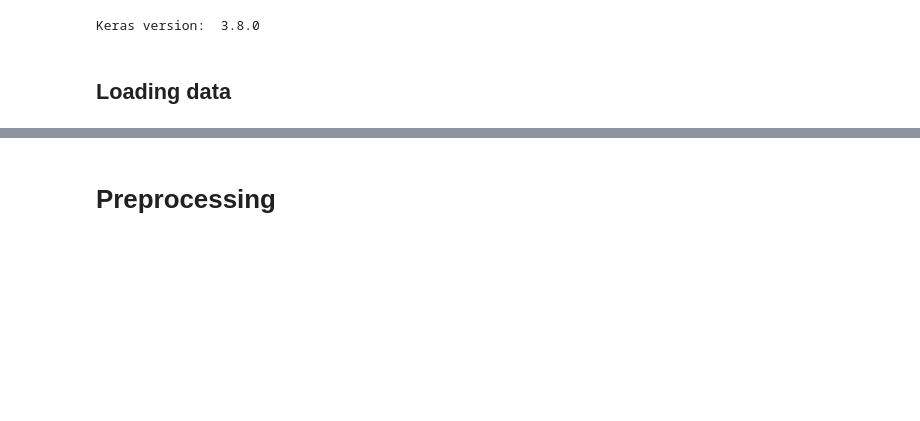
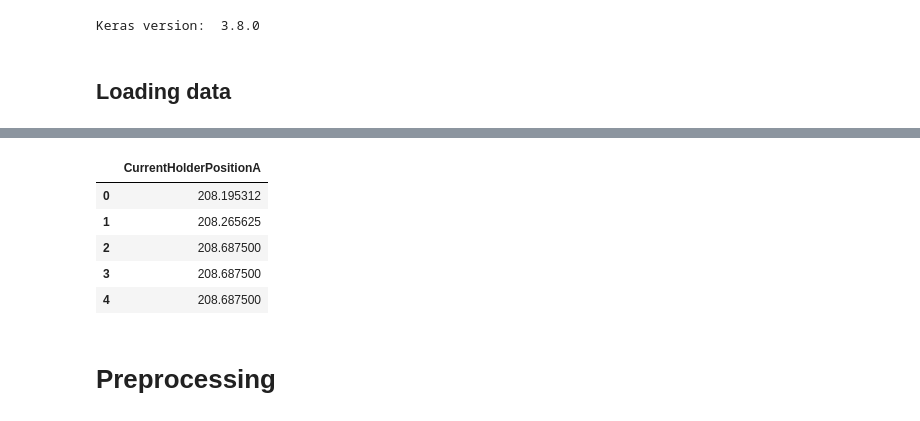
Before and after one commit to abzy128/factoryML, a Jupyter notebook: ml.ipynb, the cells around one changed output, grey strips where cells are left out. Cells and saved outputs as stored; diff of their text form; code cells hidden in the pictures; blank space fills up the shorter version.

```diff
--- a/ml.ipynb
+++ b/ml.ipynb
@@ -59,2 +89,28 @@ df.head()
+# %%
+df = pd.read_csv(
+    './data/dataset.csv',
+    index_col='DateTime',
+    parse_dates=True)
+
+# decompose datetime to year, month, day, hour, minute, dayofweek
+df['year'] = df.index.year
+df['month'] = df.index.month
+df['day'] = df.index.day
+df['hour'] = df.index.hour
+df['minute'] = df.index.minute
+df['dayofweek'] = df.index.dayofweek
+
+df = df.head(1440)
+df = df[['CurrentHolderPositionA']]
+df.reset_index(drop=True, inplace=True)
+
+df.head()
+# %% [output]
+|  | CurrentHolderPositionA |
+| 0 | 208.195312 |
+| 1 | 208.265625 |
+| 2 | 208.687500 |
+| 3 | 208.687500 |
+| 4 | 208.687500 |
 # %% [markdown]
 # Preprocessing
```
Also changed, not shown: parts of 16 cells of this notebook, 1 other file.
